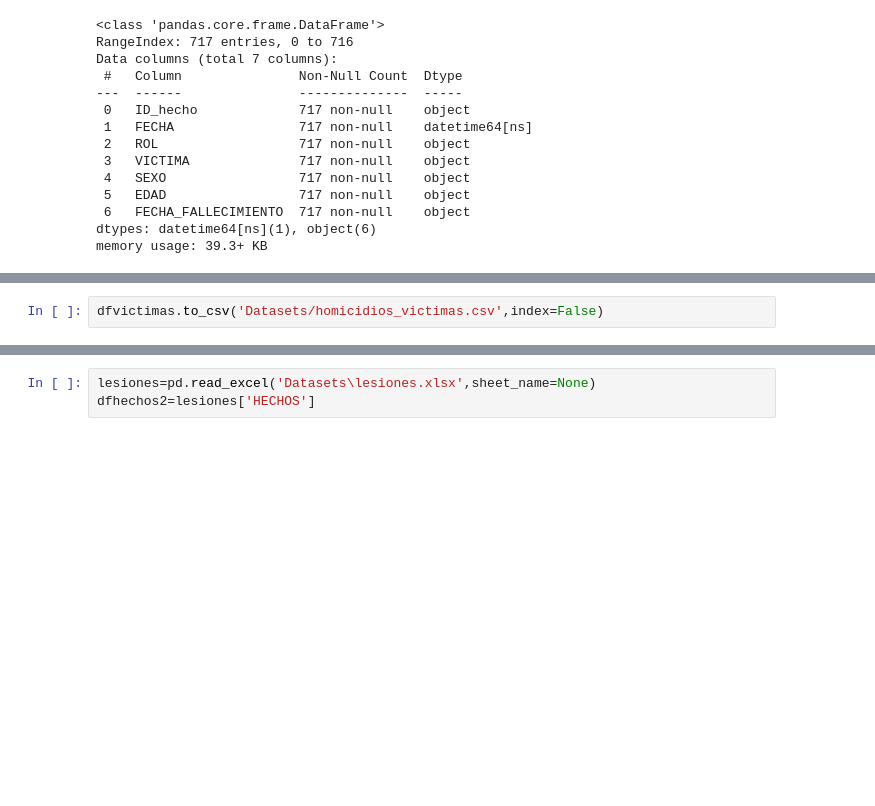
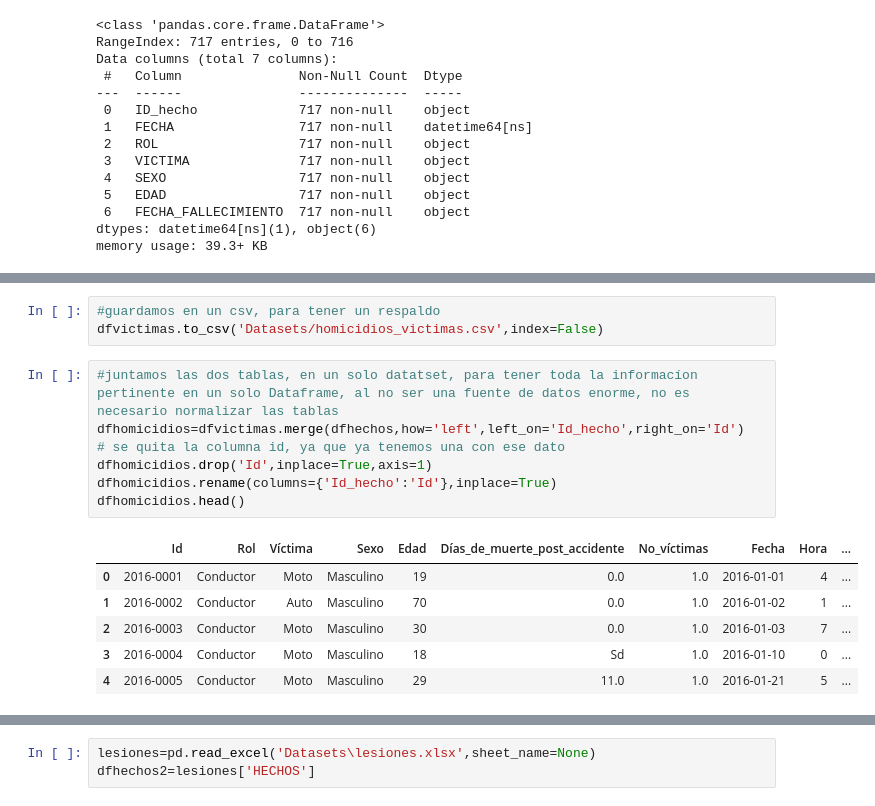
Before and after one commit to JUrielCerecero/Proyecto-Indiviudal-de-Data-Analytics-Siniestro-viales, a Jupyter notebook: ETL.ipynb, the cells around one changed output, grey strips where cells are left out. Drawn from its saved outputs; the diff is of its cells as text; blank space fills up the shorter version.

```diff
--- a/ETL.ipynb
+++ b/ETL.ipynb
@@ -391,2 +436,17 @@ Index(['Id_hecho', 'Fecha', 'Rol', 'Victima', 'Sexo', 'Edad',
 # %%
+#guardamos en un csv, para tener un respaldo
 dfvictimas.to_csv('Datasets/homicidios_victimas.csv',index=False)
+# %%
+#juntamos las dos tablas, en un solo datatset, para tener toda la informacíon pertinente en un solo Dataframe, al no ser una fuente de datos enorme, no es necesario normalizar las tablas
+dfhomicidios=dfvictimas.merge(dfhechos,how='left',left_on='Id_hecho',right_on='Id')
+# se quita la columna id, ya que ya tenemos una con ese dato
+dfhomicidios.drop('Id',inplace=True,axis=1)
+dfhomicidios.rename(columns={'Id_hecho':'Id'},inplace=True)
+dfhomicidios.head()
+# %% [output]
+|  | Id | Rol | Víctima | Sexo | Edad | Días_de_muerte_post_accidente | No_víctimas | Fecha | Hora | ... |
+| 0 | 2016-0001 | Conductor | Moto | Masculino | 19 | 0.0 | 1.0 | 2016-01-01 | 4 | ... |
+| 1 | 2016-0002 | Conductor | Auto | Masculino | 70 | 0.0 | 1.0 | 2016-01-02 | 1 | ... |
+| 2 | 2016-0003 | Conductor | Moto | Masculino | 30 | 0.0 | 1.0 | 2016-01-03 | 7 | ... |
+| 3 | 2016-0004 | Conductor | Moto | Masculino | 18 | Sd | 1.0 | 2016-01-10 | 0 | ... |
+| 4 | 2016-0005 | Conductor | Moto | Masculino | 29 | 11.0 | 1.0 | 2016-01-21 | 5 | ... |
```
Also changed, not shown: parts of 24 cells of this notebook, 3 other files.
